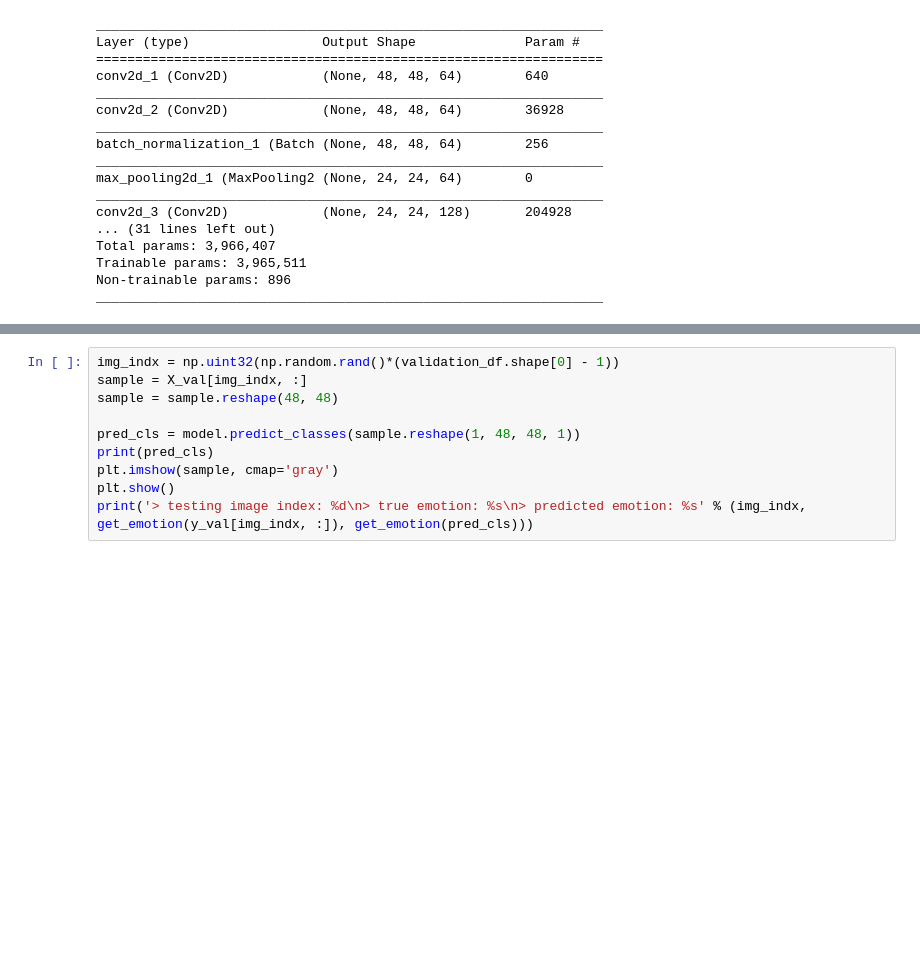
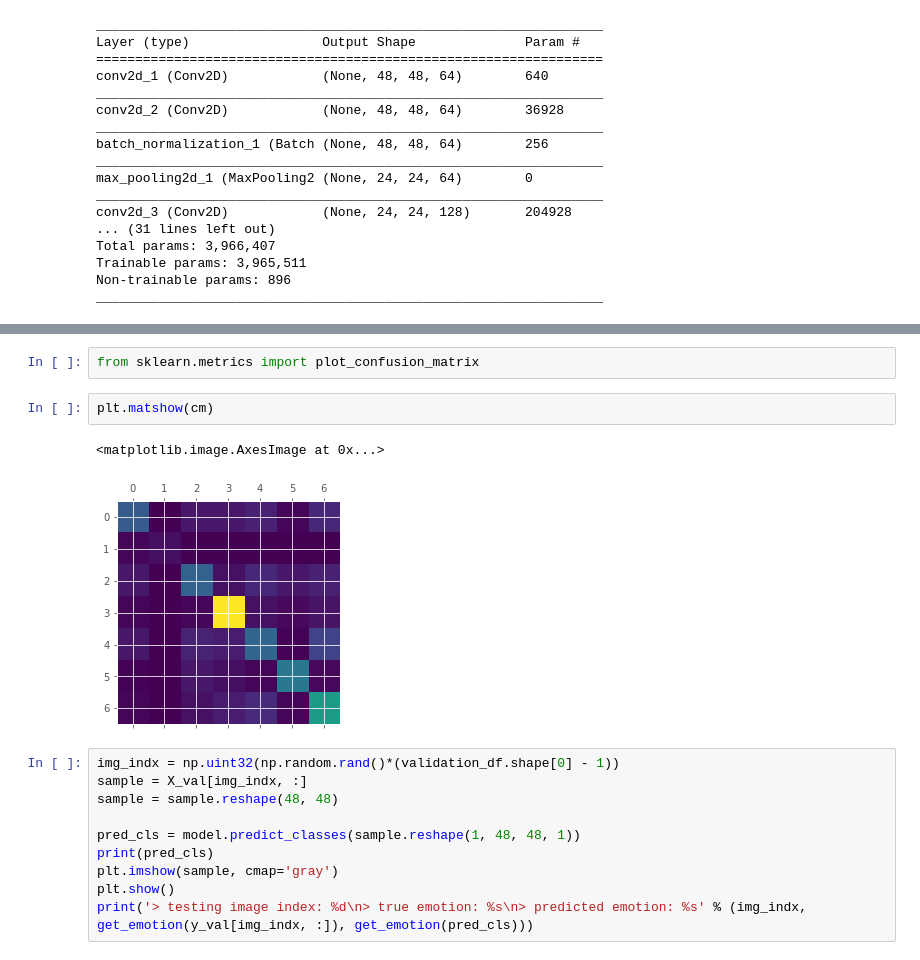
Before and after one commit to ZacharyVillarreal/Predicting-Humans-Affectively, a Jupyter notebook: src/Image/Img_Modeling.ipynb, the cells around one changed output, grey strips where cells are left out. Saved outputs shown, nothing was run; the diff lists cells and outputs as text; blank space fills up the shorter version.

```diff
--- a/src/Image/Img_Modeling.ipynb
+++ b/src/Image/Img_Modeling.ipynb
@@ -284,3 +350,10 @@ create_plot(h)
+# %%
+from sklearn.metrics import plot_confusion_matrix
+# %%
+plt.matshow(cm)
+# %% [output]
+<matplotlib.image.AxesImage at 0x...>
+[figure, added]
 # %%
 img_indx = np.uint32(np.random.rand()*(validation_df.shape[0] - 1))
 sample = X_val[img_indx, :]
```
Also changed, not shown: parts of 17 cells of this notebook, 48 other files.
